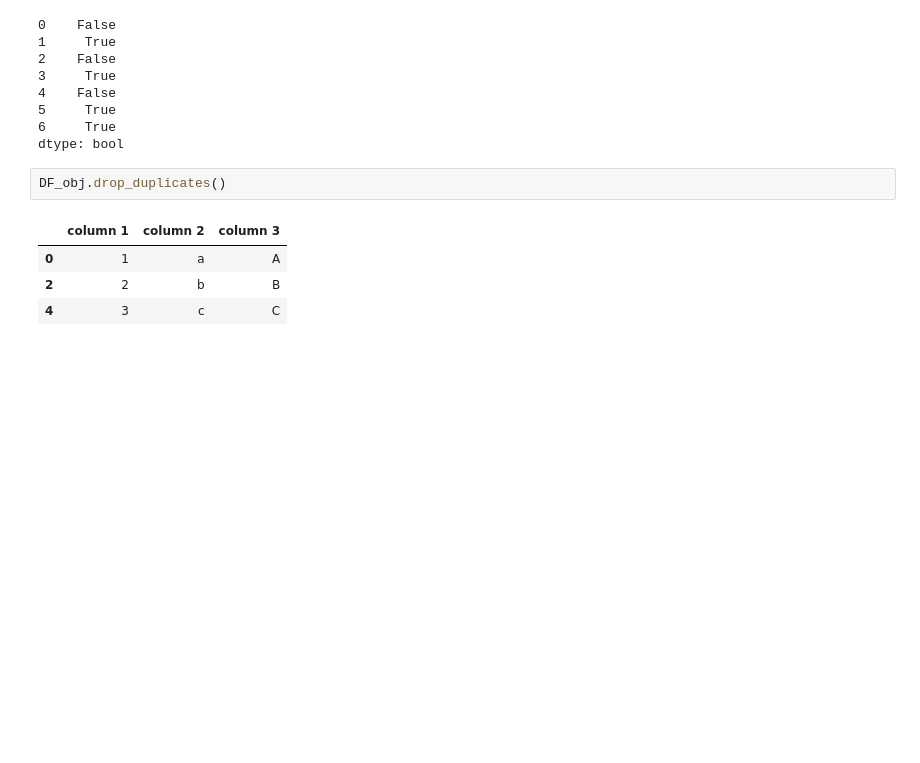
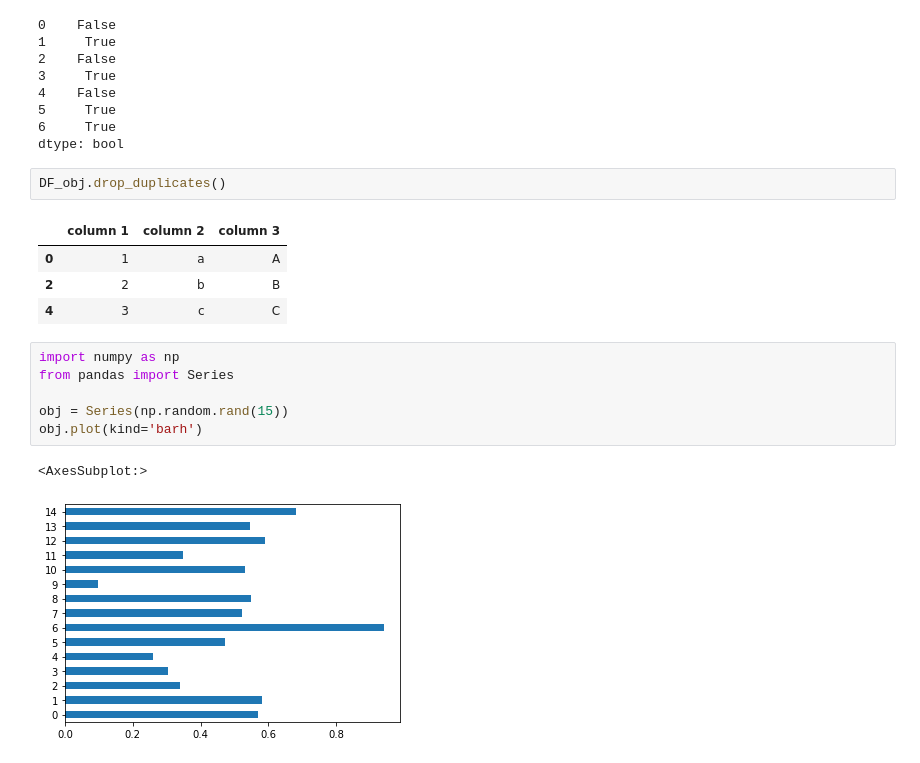
Before and after one commit to abdurahimank/Python-Tutorial, a Jupyter notebook: Practice projects/Python for Data Science Essential Training Part 1 - LinkedIn Course/Practice Note.ipynb, the cells around one changed output. Drawn from its saved outputs; the diff is of its cells as text; blank space fills up the shorter version.

```diff
--- a/Practice projects/Python for Data Science Essential Training Part 1 - LinkedIn Course/Practice Note.ipynb
+++ b/Practice projects/Python for Data Science Essential Training Part 1 - LinkedIn Course/Practice Note.ipynb
@@ -277,3 +277,12 @@ DF_obj.drop_duplicates()
 | 0 | 1 | a | A |
 | 2 | 2 | b | B |
 | 4 | 3 | c | C |
+# %%
+import numpy as np
+from pandas import Series
+
+obj = Series(np.random.rand(15))
+obj.plot(kind='barh')
+# %% [output]
+<AxesSubplot:>
+[figure, added]
```
Also changed, not shown: parts of 1 cell of this notebook, 14 other files.
